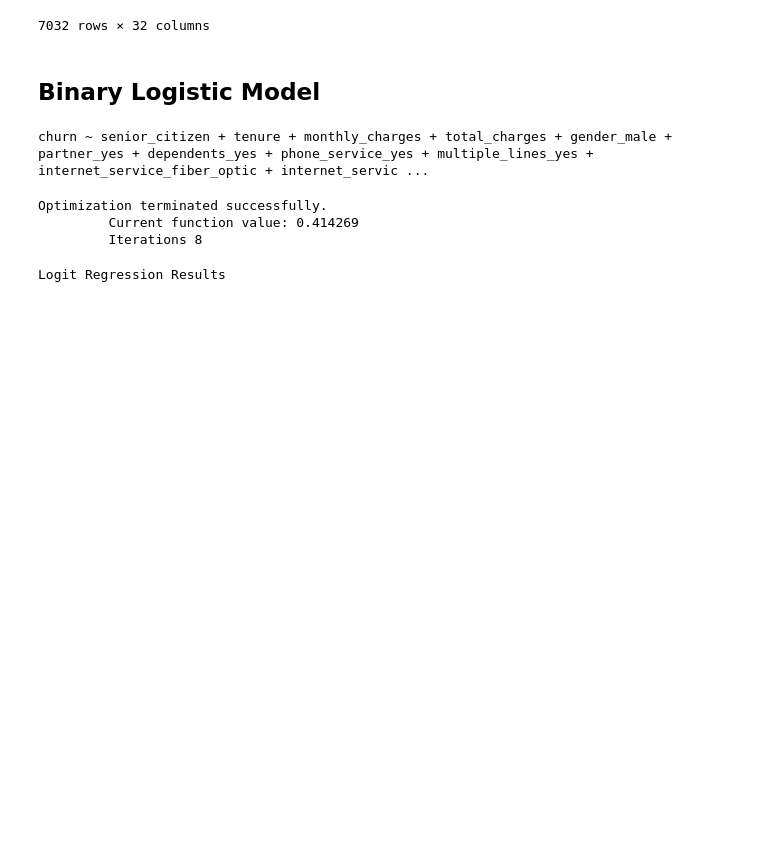
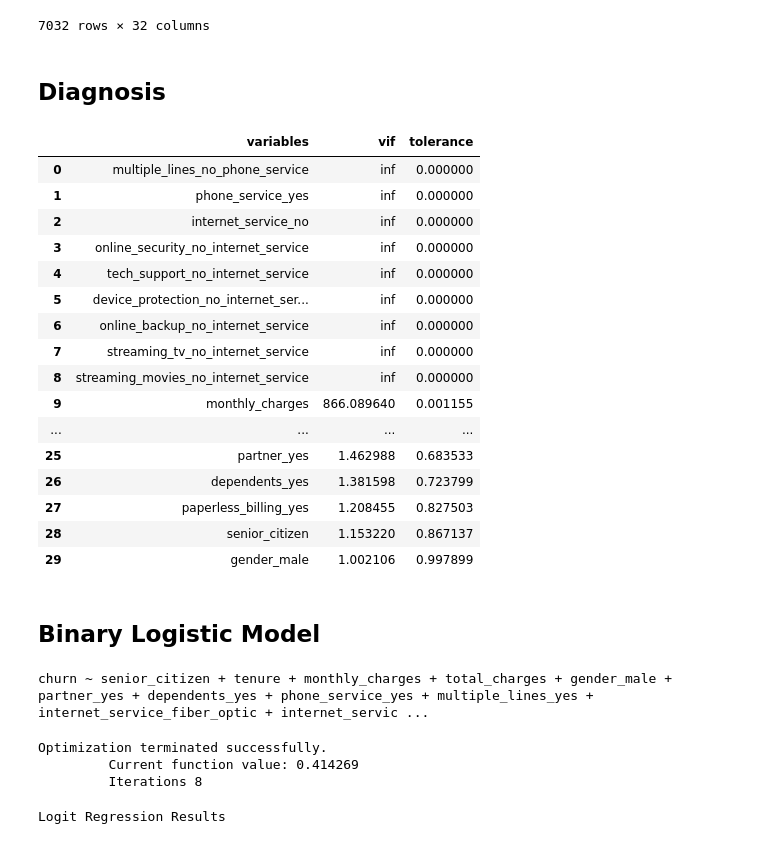
Before and after one commit to dan-teixeira/data-science, a Jupyter notebook: telco_costumer_churn/telco_customer_churn.ipynb, the cells around one changed output. Drawn from its saved outputs; the diff is of its cells as text; code cells hidden in the pictures; blank space fills up the shorter version.

```diff
--- a/telco_costumer_churn/telco_customer_churn.ipynb
+++ b/telco_costumer_churn/telco_customer_churn.ipynb
@@ -169,4 +173,27 @@ df_telco_dummies
 | 7041 | 8361-LTMKD | 1 | 4 | 74.40 | 306.60 | 1 | 1 | ... |
 | 7042 | 3186-AJIEK | 0 | 66 | 105.65 | 6844.50 | 0 | 1 | ... |
 7032 rows × 32 columns
+# %% [markdown]
+## Diagnosis
+# %%
+# Multicollinearity diagnosis (VIF and Tolerance metrics)
+vif_tolerance(df=df_telco_dummies, endog="churn", drop_columns=["customer_id"])
+# %% [output]
+|  | variables | vif | tolerance |
+| 0 | multiple_lines_no_phone_service | inf | 0.000000 |
+| 1 | phone_service_yes | inf | 0.000000 |
+| 2 | internet_service_no | inf | 0.000000 |
+| 3 | online_security_no_internet_service | inf | 0.000000 |
+| 4 | tech_support_no_internet_service | inf | 0.000000 |
+| 5 | device_protection_no_internet_ser... | inf | 0.000000 |
+| 6 | online_backup_no_internet_service | inf | 0.000000 |
+| 7 | streaming_tv_no_internet_service | inf | 0.000000 |
+| 8 | streaming_movies_no_internet_service | inf | 0.000000 |
+| 9 | monthly_charges | 866.089640 | 0.001155 |
+| ... | ... | ... | ... |
+| 25 | partner_yes | 1.462988 | 0.683533 |
+| 26 | dependents_yes | 1.381598 | 0.723799 |
+| 27 | paperless_billing_yes | 1.208455 | 0.827503 |
+| 28 | senior_citizen | 1.153220 | 0.867137 |
+| 29 | gender_male | 1.002106 | 0.997899 |
 # %%
```
Also changed, not shown: parts of 6 cells of this notebook, 2 other files.
